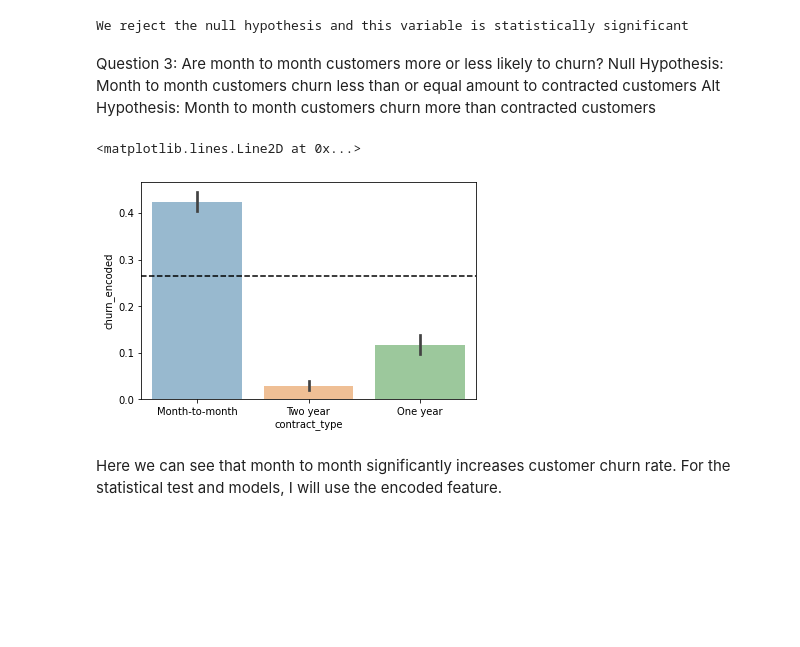
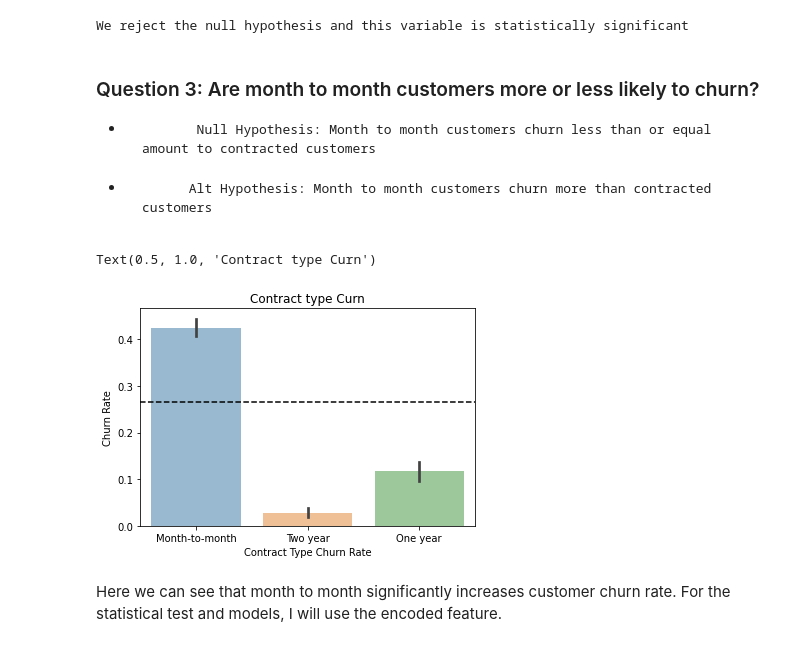
Before and after one commit to JaradAng/Classification-Project---Churn-Prediction, a Jupyter notebook: final_telco_churn.ipynb, the cells around one changed output. Saved outputs shown, nothing was run; the diff lists cells and outputs as text; code cells hidden in the pictures; blank space fills up the shorter version.

```diff
--- a/final_telco_churn.ipynb
+++ b/final_telco_churn.ipynb
@@ -304,16 +313,19 @@ else:
 # %% [output]
 We reject the null hypothesis and this variable is statistically significant
 # %% [markdown]
-   Question 3: Are month to month customers more or less likely to churn?
-            Null Hypothesis: Month to month customers churn less than or equal amount to contracted customers
-            Alt Hypothesis: Month to month customers churn more than contracted customers
+### Question 3: Are month to month customers more or less likely to churn?
+-            Null Hypothesis: Month to month customers churn less than or equal amount to contracted customers
+-           Alt Hypothesis: Month to month customers churn more than contracted customers
 # %%
 # Vizualizing the contract type against the rate of churn with churn mean as the black line
 sns.barplot('contract_type', 'churn_encoded', data=telco_train, alpha=.5)
 plt.axhline(telco_train.churn_encoded.mean(), ls = '--', color = 'black')
+plt.xlabel('Contract Type Churn Rate')
+plt.ylabel('Churn Rate')
+plt.title('Contract type Curn')
 # %% [output]
-<matplotlib.lines.Line2D at 0x...>
+Text(0.5, 1.0, 'Contract type Curn')
-[figure, old version]
+[figure, new version]
 # %% [markdown]
 Here we can see that month to month significantly increases customer churn rate. For the statistical test and models, I will use the encoded feature.
 # %%
```
Also changed, not shown: parts of 12 cells of this notebook.
